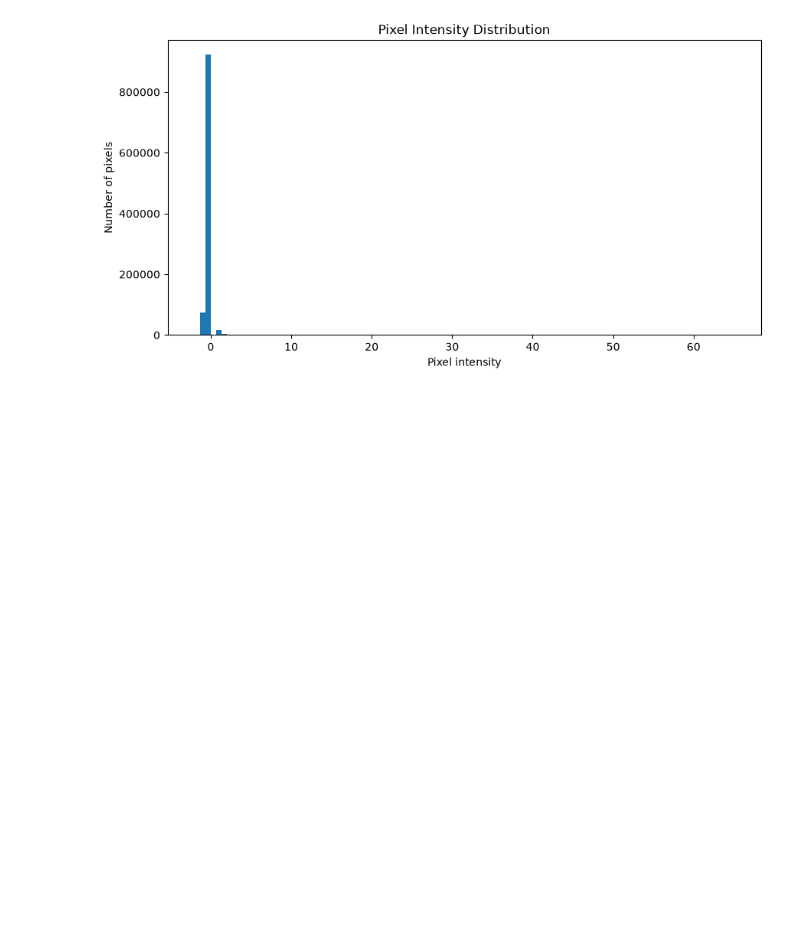
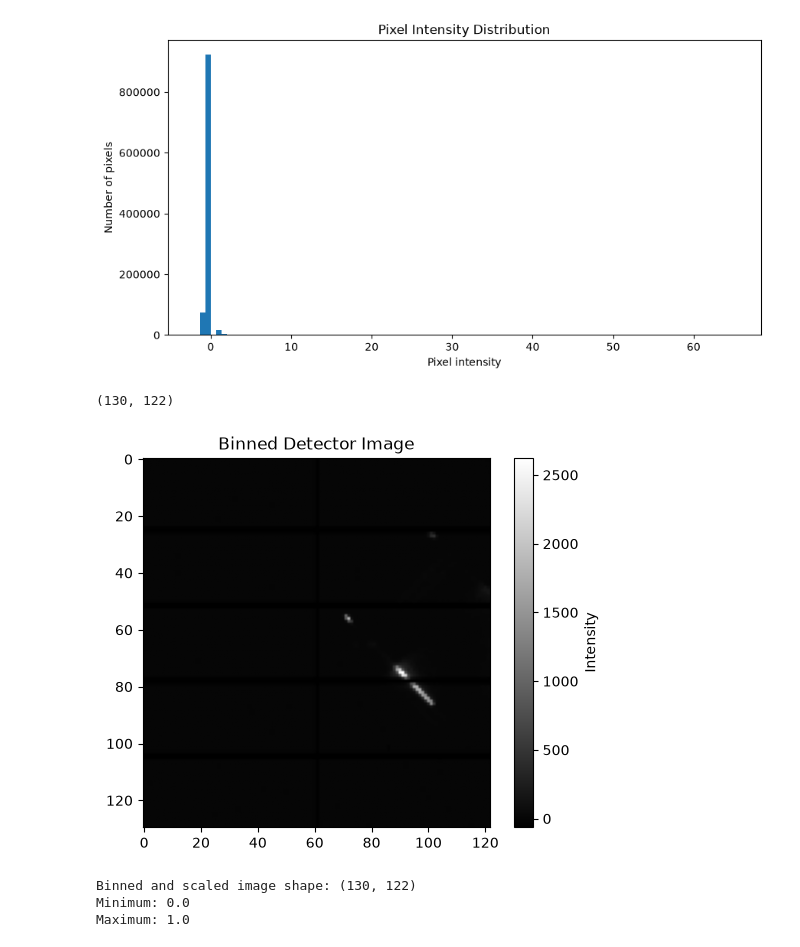
Before and after one commit to nightd132/X-ray_Optics_Alignment, a Jupyter notebook: notebooks/01_explore_data.ipynb, the cells around one changed output. Drawn from its saved outputs; the diff is of its cells as text; code cells hidden in the pictures; blank space fills up the shorter version.

Commit message:
Preprocessing data: build the groundtrue offset, bin and normalize the image and save as h5 file

```diff
--- a/notebooks/01_explore_data.ipynb
+++ b/notebooks/01_explore_data.ipynb
@@ -37,3 +37,29 @@ plt.title("Pixel Intensity Distribution")
 plt.show()
 # %% [output]
 [figure]
+# %%
+import numpy as np
+# Bin 4x4 pixels into one pixel
+def bin_image(image, bin_size=4):
+    h, w = image.shape
+    h = h // bin_size * bin_size
+    w = w // bin_size * bin_size
+
+    image = image[:h, :w]
+
+    return image.reshape(
+        h // bin_size, bin_size,
+        w // bin_size, bin_size
+    ).sum(axis=(1, 3)).astype(np.float32)
+# bin the image with a bin size of 4
+binned = bin_image(data, bin_size=8)
+print(binned.shape)
+# %% [output]
+(130, 122)
+# %%
+plt.imshow(binned, cmap="gray")
+plt.colorbar(label="Intensity")
+plt.title("Binned Detector Image")
+plt.show()
+# %% [output]
+[figure, added]
@@ -39,0 +71,8 @@ plt.show()
+# %%
+print("Binned and scaled image shape:", binned_scaled.shape)
+print("Minimum:", binned_scaled.min())
+print("Maximum:", binned_scaled.max())
+# %% [output]
+Binned and scaled image shape: (130, 122)
+Minimum: 0.0
+Maximum: 1.0
```
Also changed, not shown: parts of 7 cells of this notebook, 10 other files.
